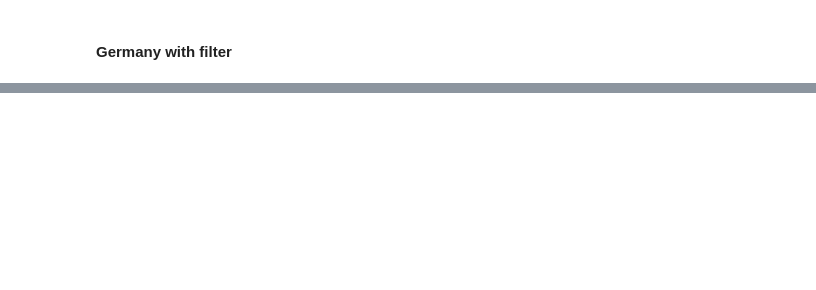
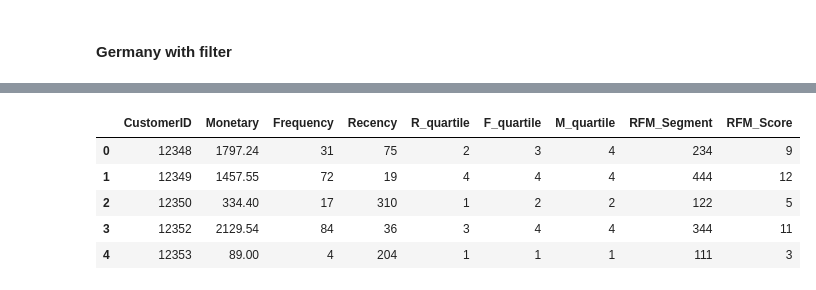
Before and after one commit to JuliaIron/Final_Project_Customer_Clustering, a Jupyter notebook: Market Basket Analysis.ipynb, the cells around one changed output, grey strips where cells are left out. Saved outputs shown, nothing was run; the diff lists cells and outputs as text; code cells hidden in the pictures; blank space fills up the shorter version.

```diff
--- a/Market Basket Analysis.ipynb
+++ b/Market Basket Analysis.ipynb
@@ -248,0 +278,16 @@ ax.set_xticklabels(('Dec','Jan','Feb','Mar','Apr','May','Jun','July','Aug','Sep'
+# %%
+# Create RFM Segment by adding the quartile RFM values
+
+df['RFM_Segment']=df['R_quartile'].astype('str') + df['F_quartile'].astype('str') + df['M_quartile'].astype('str')
+
+# Create RFM Score by getting the digit sum of RFM Segment
+
+df['RFM_Score']= df[['R_quartile','F_quartile','M_quartile']].sum(axis=1)
+df.head()
+# %% [output]
+|  | CustomerID | Monetary | Frequency | Recency | R_quartile | F_quartile | M_quartile | RFM_Segment | RFM_Score |
+| 0 | 12348 | 1797.24 | 31 | 75 | 2 | 3 | 4 | 234 | 9 |
+| 1 | 12349 | 1457.55 | 72 | 19 | 4 | 4 | 4 | 444 | 12 |
+| 2 | 12350 | 334.40 | 17 | 310 | 1 | 2 | 2 | 122 | 5 |
+| 3 | 12352 | 2129.54 | 84 | 36 | 3 | 4 | 4 | 344 | 11 |
+| 4 | 12353 | 89.00 | 4 | 204 | 1 | 1 | 1 | 111 | 3 |
```
Also changed, not shown: parts of 14 cells of this notebook, 15 other files.
